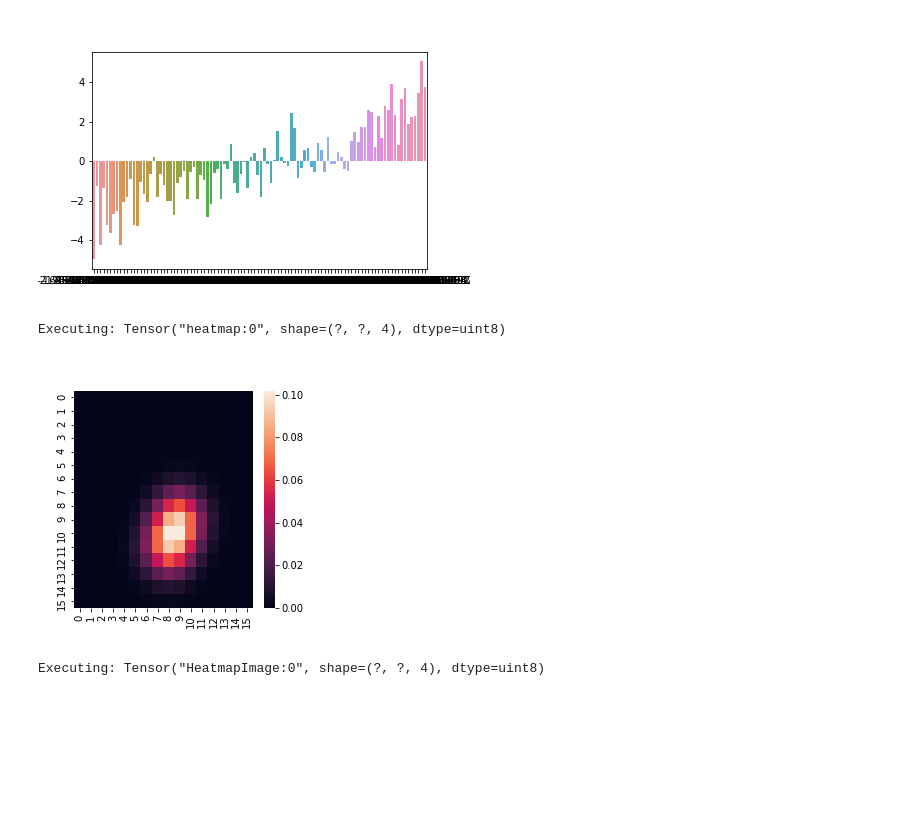
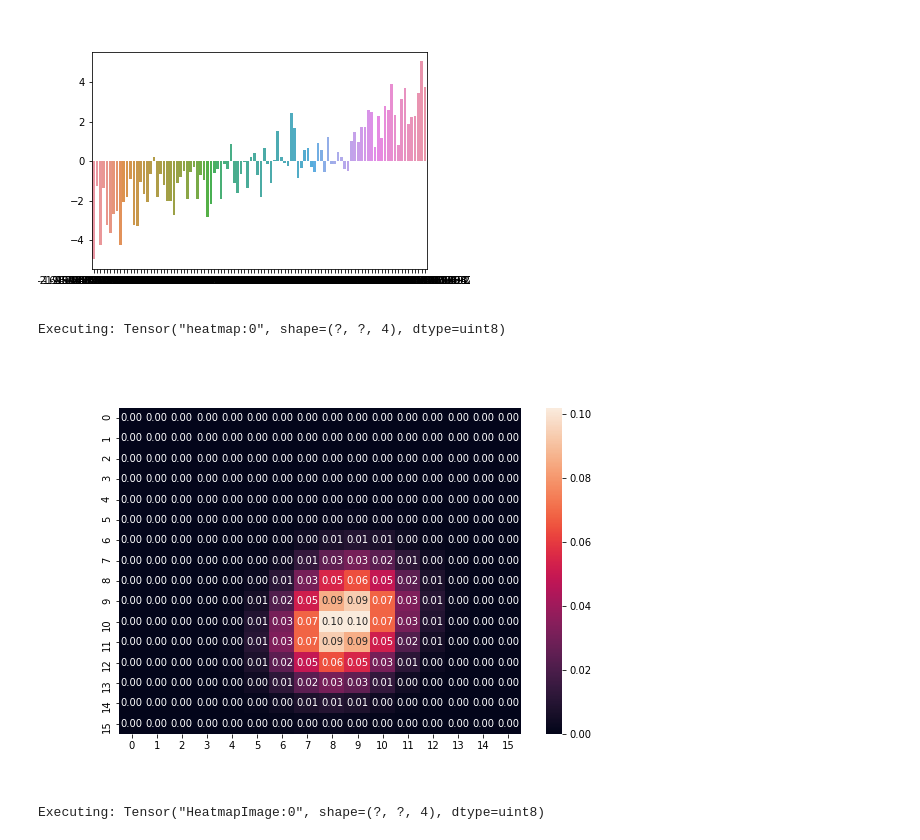
Before and after one commit to wookayin/tensorflow-plot, a Jupyter notebook: examples/showcases.ipynb, the cells around one changed output. Cells and saved outputs as stored; diff of their text form; code cells hidden in the pictures; blank space fills up the shorter version.

```diff
--- a/examples/showcases.ipynb
+++ b/examples/showcases.ipynb
@@ -222,13 +223,15 @@ Executing: Tensor("barplot:0", shape=(?, ?, 4), dtype=uint8)
 [figure]
 # %%
 # wrap `sns.heatmap` as TensorFlow operation, with some additional default kwargs
-tf_heatmap = tfplot.wrap_axesplot(sns.heatmap, figsize=(4,4))
+# @seealso https://seaborn.pydata.org/examples/heatmap_annotation.html
+tf_heatmap = tfplot.autowrap(sns.heatmap, figsize=(9,6))
 
 execute_op_as_image(
-    tf_heatmap(attention_map, cbar=True)
+    tf_heatmap(attention_map, cbar=True,
+               annot=True, fmt=".2f")
 )
 # %% [output]
 Executing: Tensor("heatmap:0", shape=(?, ?, 4), dtype=uint8)
-[figure, old version]
+[figure, new version]
 # %%
 # print only heatmap figures other than axis, colorbar, etc.
```
Also changed, not shown: parts of 3 cells of this notebook, 5 other files.
